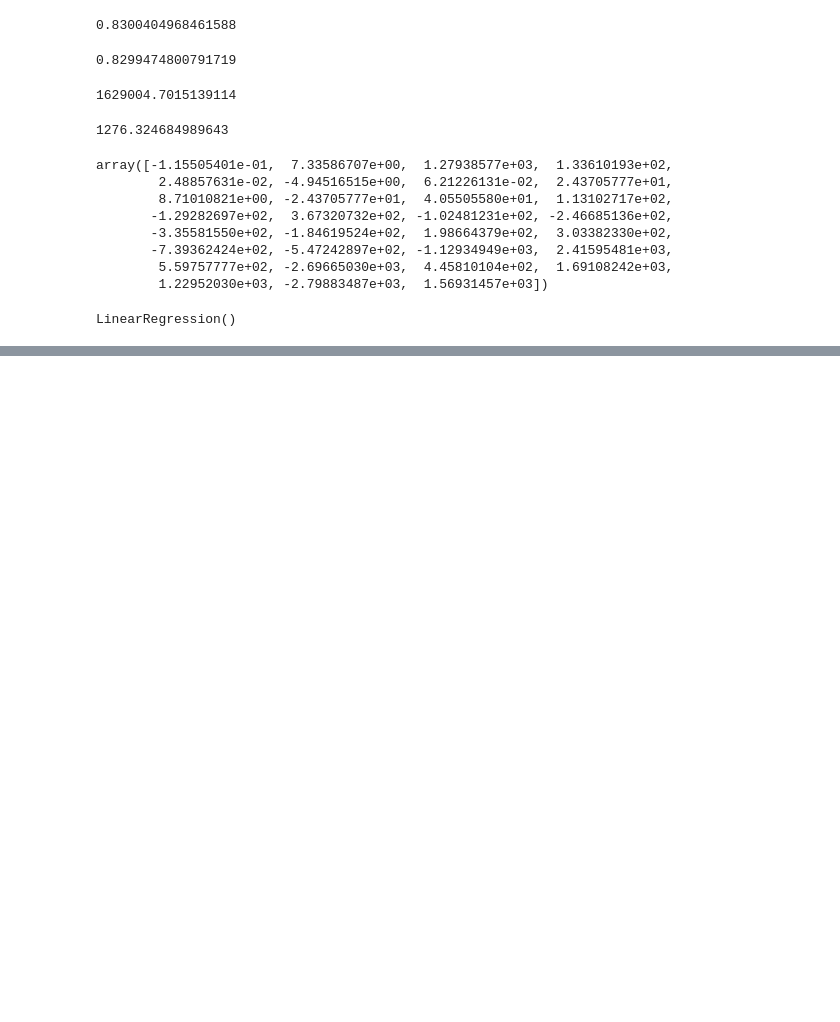
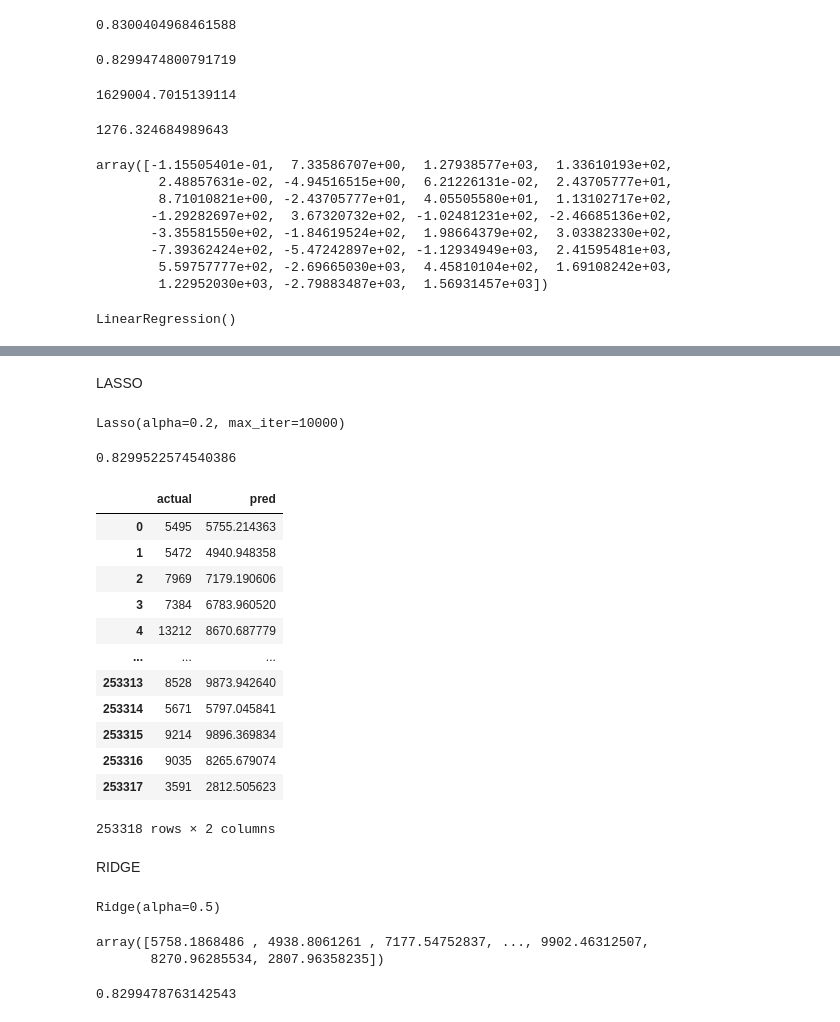
Before and after one commit to DrKamaleshR/Supervised-ML-regression, a Jupyter notebook: Rossmann_Sales_Prediction_Capstone_Project.ipynb, the cells around one changed output, grey strips where cells are left out. Drawn from its saved outputs; the diff is of its cells as text; code cells hidden in the pictures; blank space fills up the shorter version.

```diff
--- a/Rossmann_Sales_Prediction_Capstone_Project.ipynb
+++ b/Rossmann_Sales_Prediction_Capstone_Project.ipynb
@@ -681,0 +683,32 @@ TypeError: ignored
+# %% [markdown]
+LASSO
+# %%
+L1 = Lasso(alpha = 0.2, max_iter=10000)
+# %%
+L1.fit(xtrain, ytrain)
+# %% [output]
+Lasso(alpha=0.2, max_iter=10000)
+# %%
+yPredLasso = L1.predict(xtest)
+# %%
+L1.score(xtest, ytest)
+# %% [output]
+0.8299522574540386
+# %%
+pd.DataFrame(zip(ytest, yPredLasso), columns = ['actual', 'pred'])
+# %% [output]
+|  | actual | pred |
+| 0 | 5495 | 5755.214363 |
+| 1 | 5472 | 4940.948358 |
+| 2 | 7969 | 7179.190606 |
+| 3 | 7384 | 6783.960520 |
+| 4 | 13212 | 8670.687779 |
+| ... | ... | ... |
+| 253313 | 8528 | 9873.942640 |
+| 253314 | 5671 | 5797.045841 |
+| 253315 | 9214 | 9896.369834 |
+| 253316 | 9035 | 8265.679074 |
+| 253317 | 3591 | 2812.505623 |
+253318 rows × 2 columns
+# %% [markdown]
+RIDGE
@@ -681,0 +717,13 @@ TypeError: ignored
+# %%
+L2.fit(xtrain, ytrain)
+# %% [output]
+Ridge(alpha=0.5)
+# %%
+L2.predict(xtest)
+# %% [output]
+array([5758.1868486 , 4938.8061261 , 7177.54752837, ..., 9902.46312507,
+       8270.96285534, 2807.96358235])
+# %%
+L2.score(xtest, ytest)
+# %% [output]
+0.8299478763142543
```
Also changed, not shown: parts of 5 cells of this notebook.
